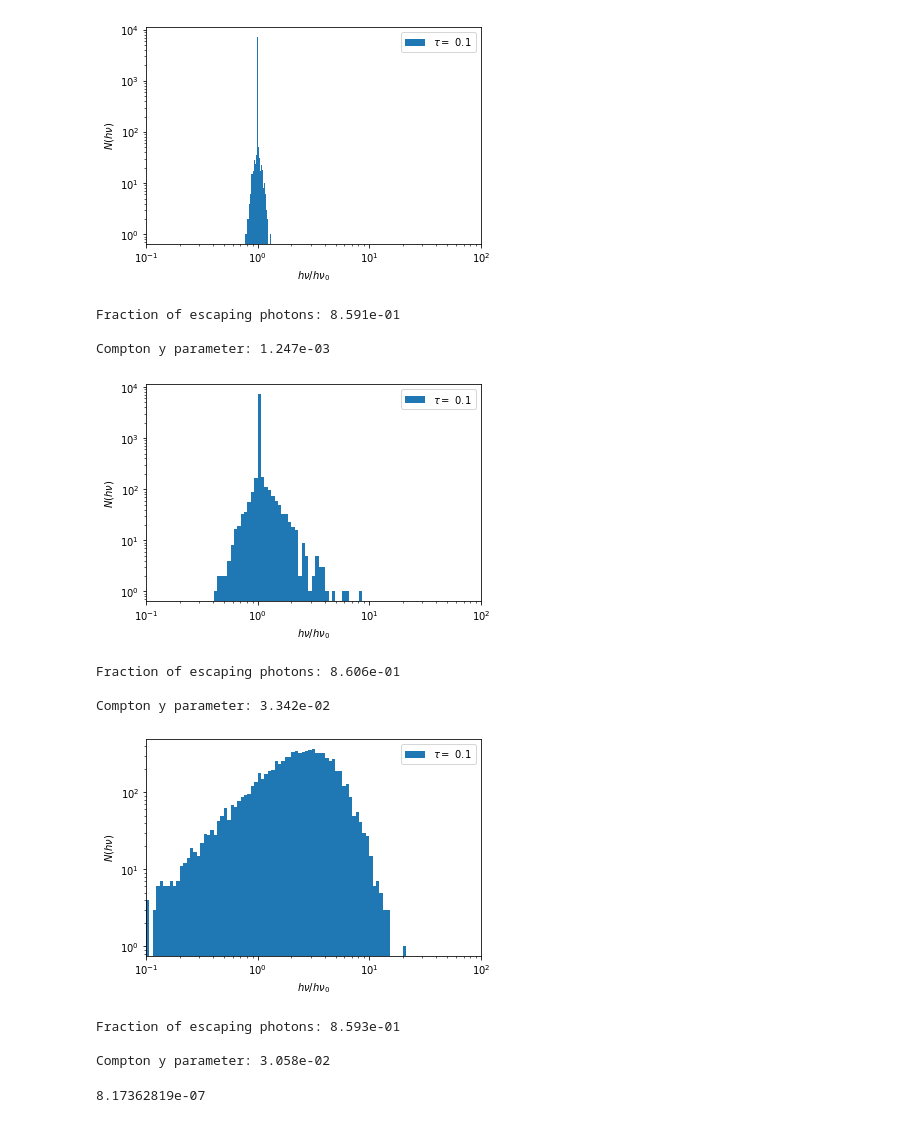
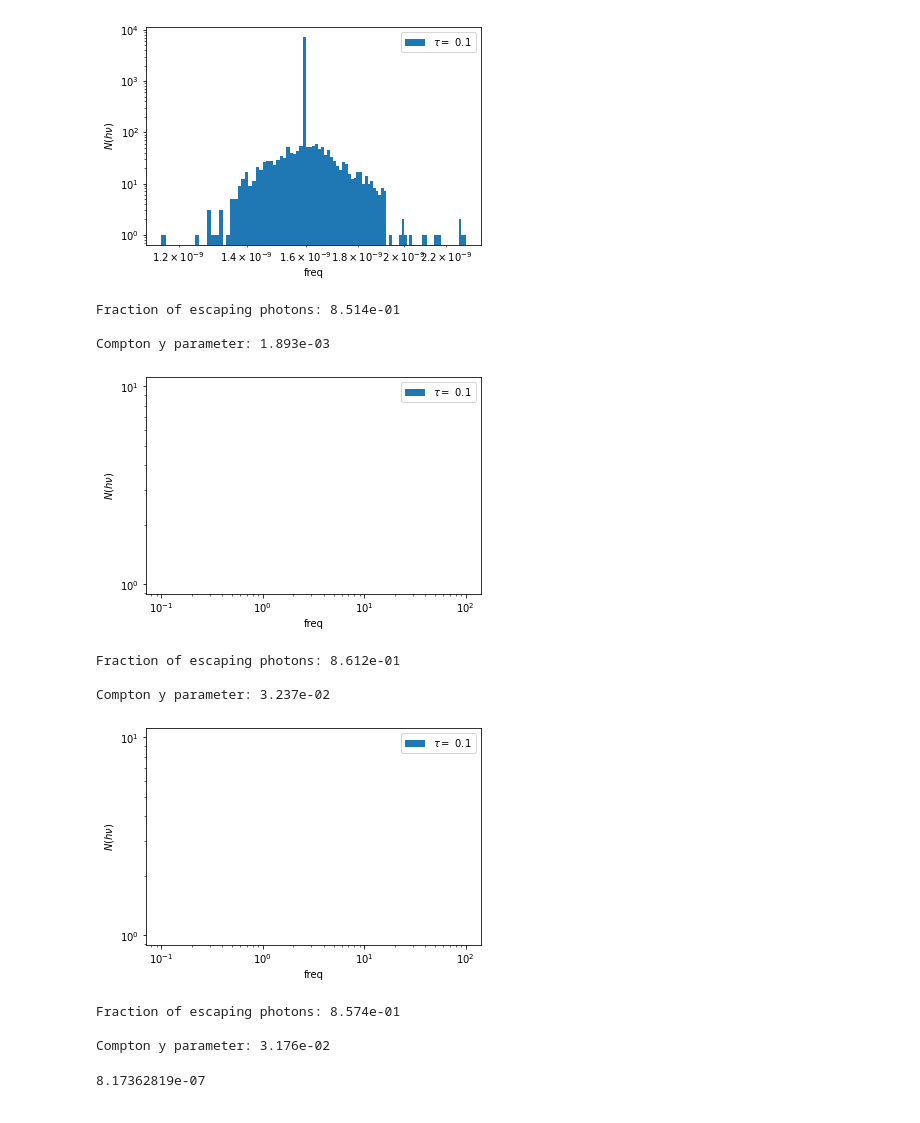
Before and after one commit to afinemax/extreme_astrophysics_2023, a Jupyter notebook: ps5/max_fine_ps5.ipynb, the cells around one changed output. Drawn from its saved outputs; the diff is of its cells as text; code cells hidden in the pictures.

```diff
--- a/ps5/max_fine_ps5.ipynb
+++ b/ps5/max_fine_ps5.ipynb
@@ -193,14 +193,15 @@ def plot_mc(mc_parms,bins=None,xlims=None,filename=None):
     if (bins is None):
         bins=np.logspace(np.log10(xlims[0]),np.log10(xlims[1]),num=100)
     if (filename is None):
-        filename='inverse_compton_MC_{0:d}.pdf'.format(figure_counter)
-    hnu_scattered,hnu_seeds=np.array(monte_carlo(mc_parms))/mc_parms['kt_seeds']
+        filename='hw_5_plot_{0:d}.pdf'.format(figure_counter)
+    hnu_scattered,hnu_seeds=np.array(monte_carlo(mc_parms))# /mc_parms['kt_seeds']
     fig=plt.figure()
     plt.hist(hnu_scattered,bins=bins,log=True,
              label=r'$\tau=${:4.1f}'.format(mc_parms['tau']))
     plt.xscale('log')
-    plt.xlim(xlims[0],xlims[1])
-    plt.xlabel(r'$h\nu/h\nu_{0}$')
+    #plt.xlim(xlims[0],xlims[1])
+    #plt.xlabel(r'$h\nu/h\nu_{0}$')
+    plt.xlabel('freq')
     plt.ylabel(r'$N(h\nu)$')
     plt.legend()
     fig.savefig(filename)
@@ -235,43 +236,43 @@ def p_planck(hnu=None):
 
     p=np.zeros(2*number)
     for i in range(1,2*number):
         p[i]=((quad(f_planck,0,hnu[i]))[0])
     return (p,hnu)
 
 def hnu_of_p_planck(number=None,pdf=None,hnu=None):
     if number is None:
         number=1
     if (pdf is None):
         pdf,hnu=p_planck()
 
     e_phot=np.interp(np.random.rand(number),pdf,hnu)
     return(e_phot,pdf,hnu)
 
 def f_of_hnu_planck(mc_parms,number=None,pdf=None,energies=None):
     if number is None:
         number=1
     if (pdf is None):
         e,pdf,energies=hnu_of_p_planck(number=number)
     else:
         e,pdf,energies=hnu_of_p_planckl(number=number,pdf=pdf,hnu=energies)
     e*=mc_parms['kt_seeds']
     return(e)
 
 mc_parms={'n_photons':10000,'kt_seeds':1.6e-9,'H':1e7,'tau':0.1,'kt_electron':3.2e-8,'v_dist':f_of_v_maxwell,'hnu_dist':f_of_hnu_planck}
 hnu_scattered,hnu_seeds=plot_mc(mc_parms)
 # %% [output]
-[figure, old version]
+[figure, new version]
-Fraction of escaping photons: 8.591e-01
+Fraction of escaping photons: 8.514e-01
 
-Compton y parameter: 1.247e-03
+Compton y parameter: 1.893e-03
-[figure, old version]
+[figure, new version]
-Fraction of escaping photons: 8.606e-01
+Fraction of escaping photons: 8.612e-01
 
-Compton y parameter: 3.342e-02
+Compton y parameter: 3.237e-02
-[figure, old version]
+[figure, new version]
-Fraction of escaping photons: 8.593e-01
+Fraction of escaping photons: 8.574e-01
 
-Compton y parameter: 3.058e-02
+Compton y parameter: 3.176e-02
 # %%
 # copied from PS4
 
```
Also changed, not shown: parts of 2 cells of this notebook.
